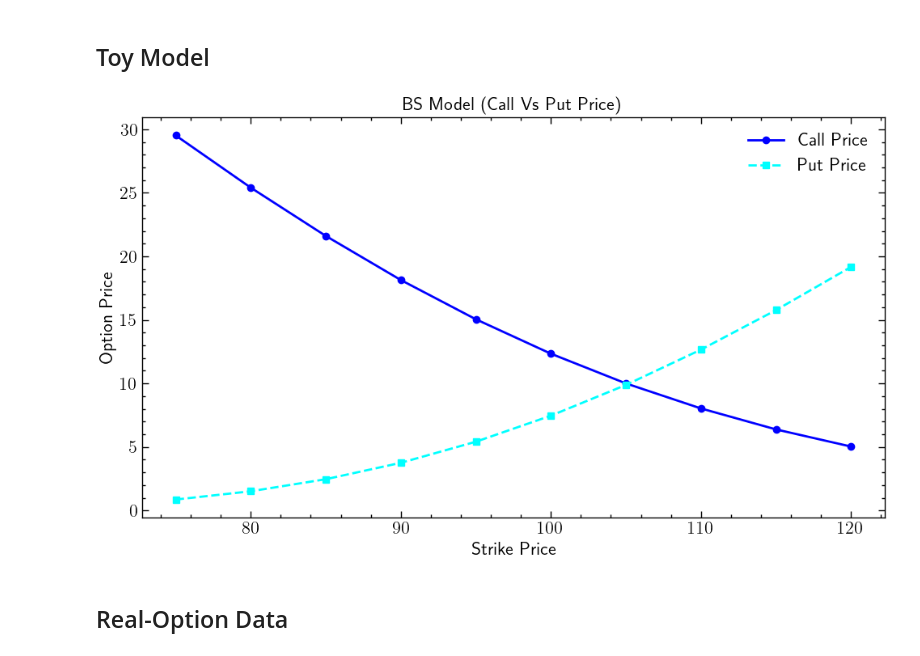
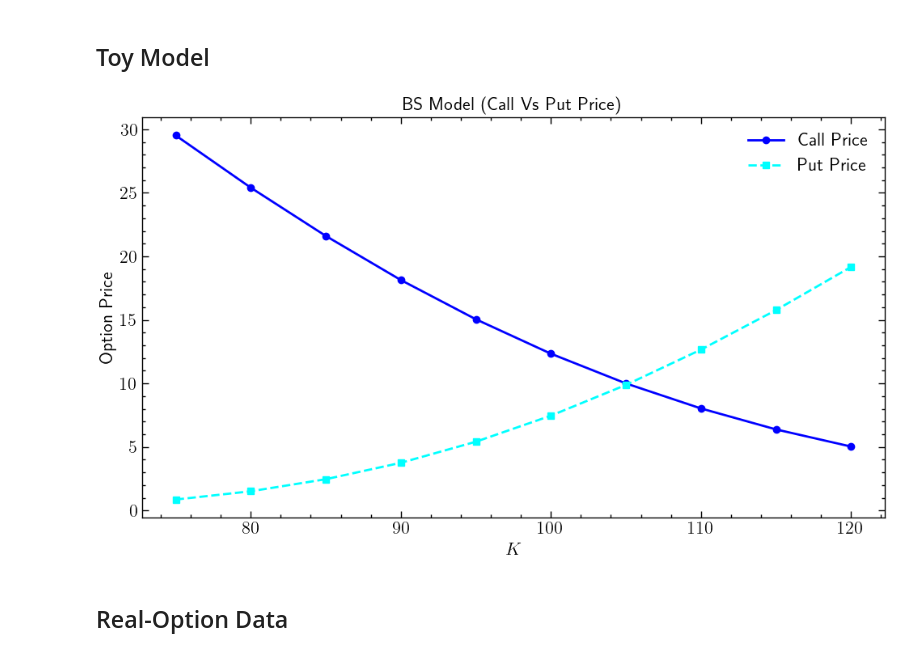
Before and after one commit to Jmmostafa/DerivativePricing, a Jupyter notebook: DP001_BS.ipynb, the cells around one changed output. Drawn from its saved outputs; the diff is of its cells as text; code cells hidden in the pictures.

```diff
--- a/DP001_BS.ipynb
+++ b/DP001_BS.ipynb
@@ -276,21 +277,21 @@ df_p.set_index('Strike', inplace=True)
 # %%
 import scienceplots
 import matplotlib.pyplot as plt
 
 plt.style.use(['science', 'notebook', 'grid'])
 plt.rcParams['text.usetex'] = True
 plt.figure(figsize=(10,6))
 plt.plot(df_c.index, df_c['Call Price'], 'o-', label='Call Price', color='blue')
 plt.plot(df_p.index, df_p['Put Price'], 's--', label='Put Price', color='cyan')
-plt.xlabel('Strike Price')
+plt.xlabel('$K$')
 plt.ylabel('Option Price')
 plt.title("BS Model (Call Vs Put Price)")
 plt.legend(frameon = False)
 plt.grid(False)
 plt.tight_layout()
 plt.show()
 # %% [output]
-[figure, old version]
+[figure, new version]
 # %% [markdown]
 ## Real-Option Data
 # %%
```
Also changed, not shown: parts of 1 cell of this notebook.
